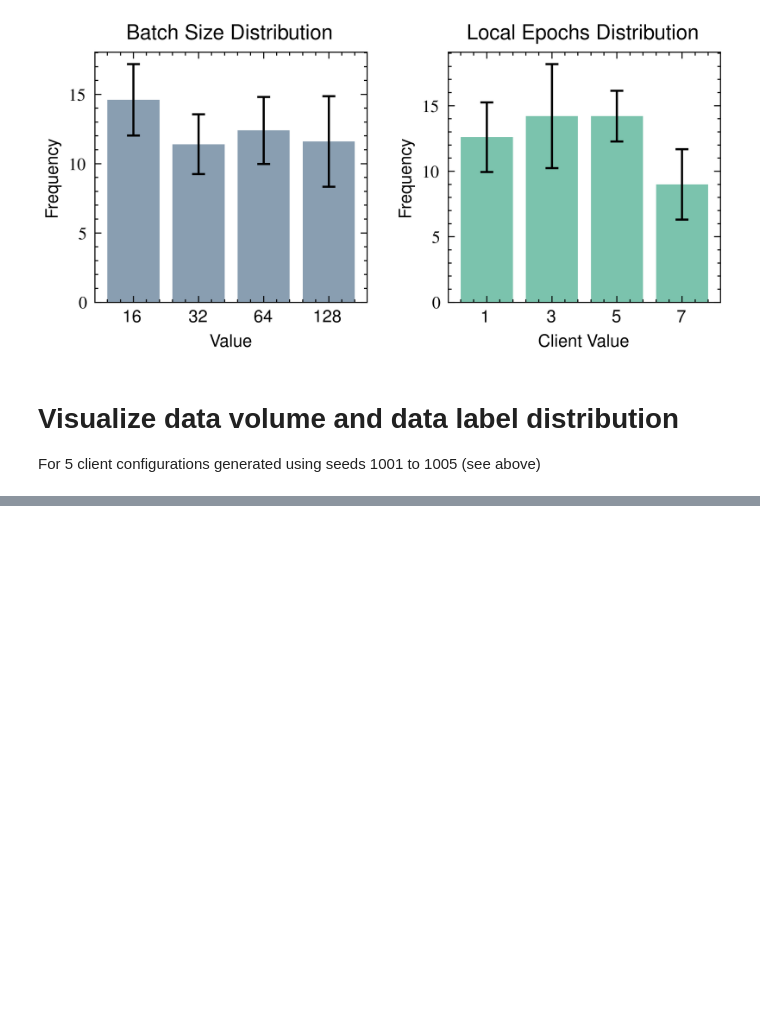
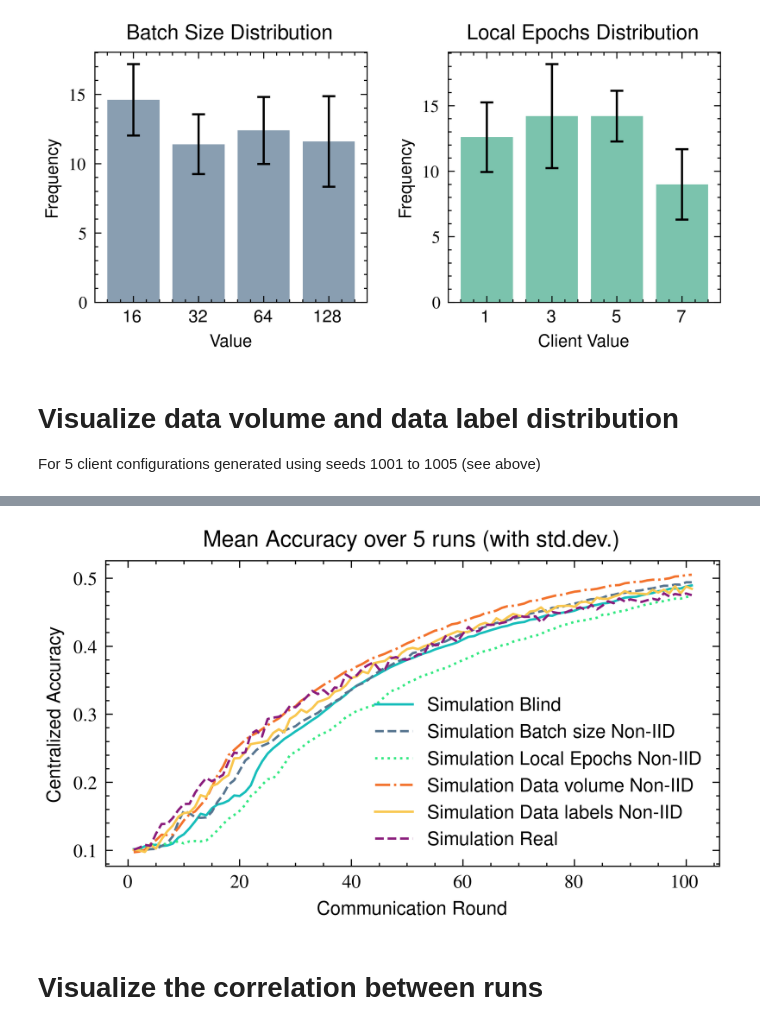
Before and after one commit to Alex-Nygaard/research-project, a Jupyter notebook: distribution.ipynb, the cells around one changed output, grey strips where cells are left out. Cells and saved outputs as stored; diff of their text form; code cells hidden in the pictures; blank space fills up the shorter version.

```diff
--- a/distribution.ipynb
+++ b/distribution.ipynb
@@ -168,30 +119,50 @@ plt.show()
+# %%
+from collections import defaultdict
+from visualization.data import RunData
+
+# Define runs to visualize
+all_runs = [f"run_{i}" for i in range(500, 530)]
+all_runs = RunData.build_many(all_runs, base_path="from-hertz/logs")
+
+# Group runs by code to average
+runs_by_code = defaultdict(list)
+for run in all_runs:
+    runs_by_code[run.run_config.code].append(run)
+runs_by_code = dict(runs_by_code)
 # %%
-import numpy as np
-import matplotlib.pyplot as plt
+# Plot the accuracy of the runs
 
-# Example data: 5 runs of an experiment with 10 data points each
-runs = np.array([
-    [1, 2, 3, 4, 5, 6, 7, 8, 9, 10],
-    [2, 3, 4, 5, 6, 7, 8, 9, 10, 11],
-    [1, 3, 4, 5, 7, 8, 9, 10, 11, 12],
-    [2, 3, 5, 6, 7, 8, 9, 11, 12, 13],
-    [1, 2, 4, 5, 6, 8, 9, 10, 12, 14]
-])
+# Utility function to plot error boundaries of same lighter color
+def adjust_lightness(color, amount=0.5):
+    import matplotlib.colors as mc
+    import colorsys
+    try:
+        c = mc.cnames[color]
+    except:
+        c = color
+    c = colorsys.rgb_to_hls(*mc.to_rgb(c))
+    return colorsys.hls_to_rgb(c[0], max(0, min(1, amount * c[1])), c[2])
 
-# Calculate the mean and standard deviation for each data point
-mean = np.mean(runs, axis=0)
-std_dev = np.std(runs, axis=0)
+plt.figure(figsize=(505/72/1.5, 505/72/3))
 
-# Calculate the upper and lower bounds of the confidence interval
-upper_bound = mean + std_dev
-lower_bound = mean - std_dev
+for code, runs in runs_by_code.items():
+    run_accuracy = [np.array(run.get_metric("accuracy").y) for run in runs]
+    mean = np.mean(run_accuracy, axis=0)
+    std_dev = np.std(run_accuracy, axis=0)
 
-# Plot the mean with confidence boundaries
-plt.figure(figsize=(10, 6))
-plt.plot(range(1, 11), mean, label='Mean', color='blue')
-plt.fill_between(range(1, 11), lower_bound, upper_bound, color='blue', alpha=0.2, label='±1 Std Dev')
-plt.xlabel('Data Point')
-plt.ylabel('Value')
-plt.title('Mean with Confidence Boundaries')
+    upper_bound = mean + std_dev
+    lower_bound = mean - std_dev
+
+    style = runs[0].get_metric("accuracy").style
+
+    xs = np.arange(1, len(mean) + 1)
+    plt.plot(xs, mean, label=runs[0].run_config.get_label(), color=style.color)
+    # plt.fill_between(xs, lower_bound, upper_bound, color=adjust_lightness(style.color), alpha=0.1)
+
+plt.xlabel('Communication Round')
+plt.ylabel('Centralized Accuracy')
+plt.title('Mean Accuracy over 5 runs (with std.dev.)')
 plt.legend()
 plt.show()
+# %% [output]
+[figure, added]
@@ -225,3 +169,5 @@ print(run_combinations)
+# %% [markdown]
+# Visualize the correlation between runs
 # %%
 import itertools
 import numpy as np
```
Also changed, not shown: parts of 13 cells of this notebook, 11 other files.
